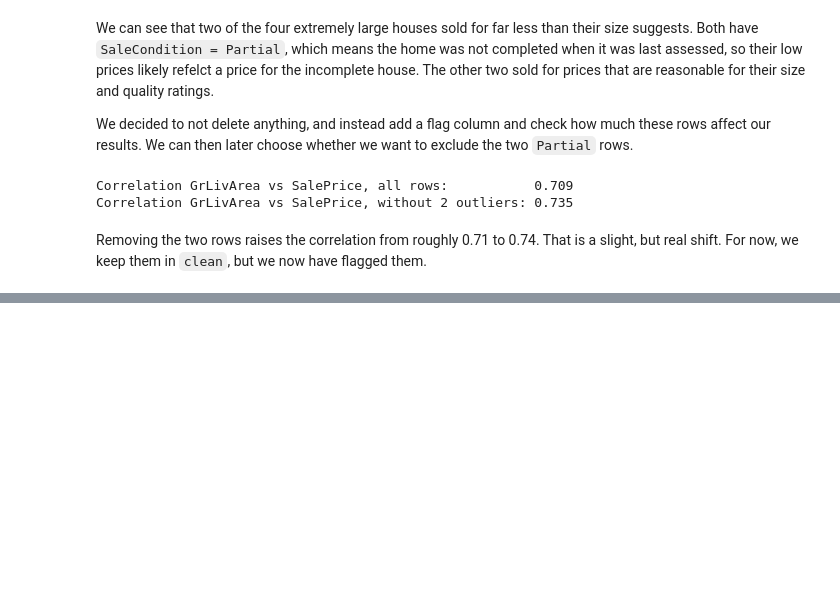
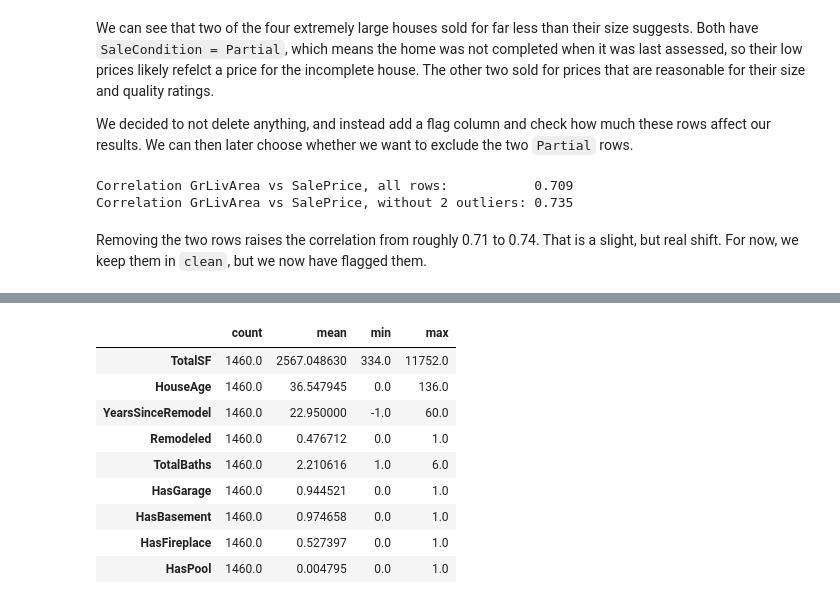
Before and after one commit to willmorgan11/ames_housing, a Jupyter notebook: data_analysis.ipynb, the cells around one changed output, grey strips where cells are left out. Cells and saved outputs as stored; diff of their text form; code cells hidden in the pictures; blank space fills up the shorter version.

```diff
--- a/data_analysis.ipynb
+++ b/data_analysis.ipynb
@@ -348,0 +353,33 @@ Removing the two rows raises the correlation from roughly 0.71 to 0.74. That is
+# %%
+# Size
+clean["TotalSF"] = clean["TotalBsmtSF"] + clean["1stFlrSF"] + clean["2ndFlrSF"]
+
+# Age
+clean["HouseAge"] = clean["YrSold"] - clean["YearBuilt"]
+clean["YearsSinceRemodel"] = clean["YrSold"] - clean["YearRemodAdd"]
+clean["Remodeled"] = (clean["YearRemodAdd"] != clean["YearBuilt"]).astype(int)
+
+# Bathrooms (a half bath counts as 0.5)
+clean["TotalBaths"] = (clean["FullBath"] + 0.5 * clean["HalfBath"] +
+                       clean["BsmtFullBath"] + 0.5 * clean["BsmtHalfBath"])
+
+# Yes/No features
+clean["HasGarage"]    = (clean["GarageArea"] > 0).astype(int)
+clean["HasBasement"]  = (clean["TotalBsmtSF"] > 0).astype(int)
+clean["HasFireplace"] = (clean["Fireplaces"] > 0).astype(int)
+clean["HasPool"]      = (clean["PoolArea"] > 0).astype(int)
+
+new_features = ["TotalSF", "HouseAge", "YearsSinceRemodel", "Remodeled", "TotalBaths",
+                "HasGarage", "HasBasement", "HasFireplace", "HasPool"]
+clean[new_features].describe().T[["count", "mean", "min", "max"]]
+# %% [output]
+|  | count | mean | min | max |
+| TotalSF | 1460.0 | 2567.048630 | 334.0 | 11752.0 |
+| HouseAge | 1460.0 | 36.547945 | 0.0 | 136.0 |
+| YearsSinceRemodel | 1460.0 | 22.950000 | -1.0 | 60.0 |
+| Remodeled | 1460.0 | 0.476712 | 0.0 | 1.0 |
+| TotalBaths | 1460.0 | 2.210616 | 1.0 | 6.0 |
+| HasGarage | 1460.0 | 0.944521 | 0.0 | 1.0 |
+| HasBasement | 1460.0 | 0.974658 | 0.0 | 1.0 |
+| HasFireplace | 1460.0 | 0.527397 | 0.0 | 1.0 |
+| HasPool | 1460.0 | 0.004795 | 0.0 | 1.0 |
```
Also changed, not shown: parts of 7 cells of this notebook.
